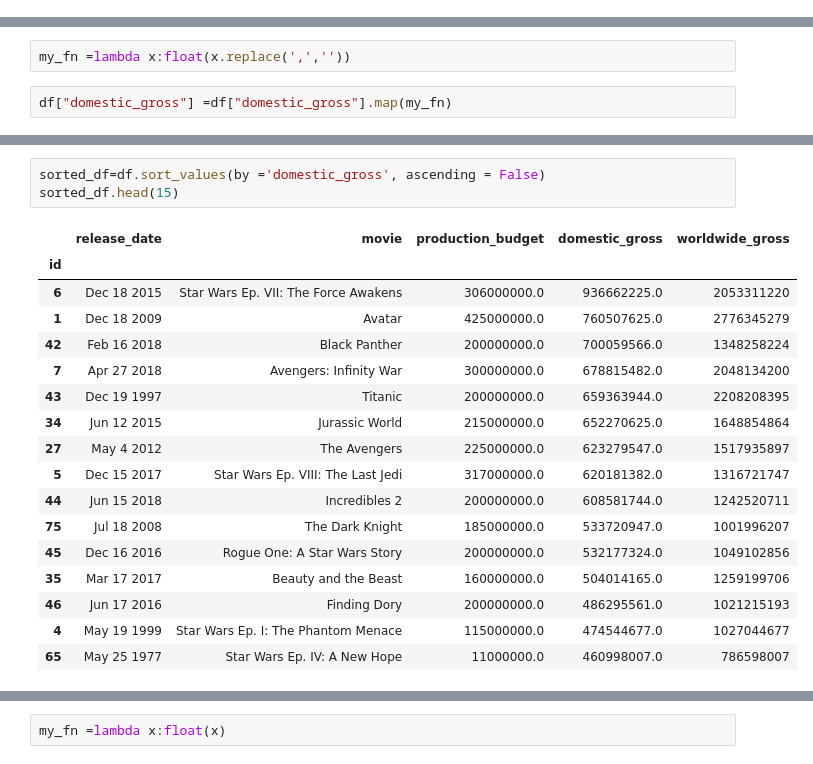
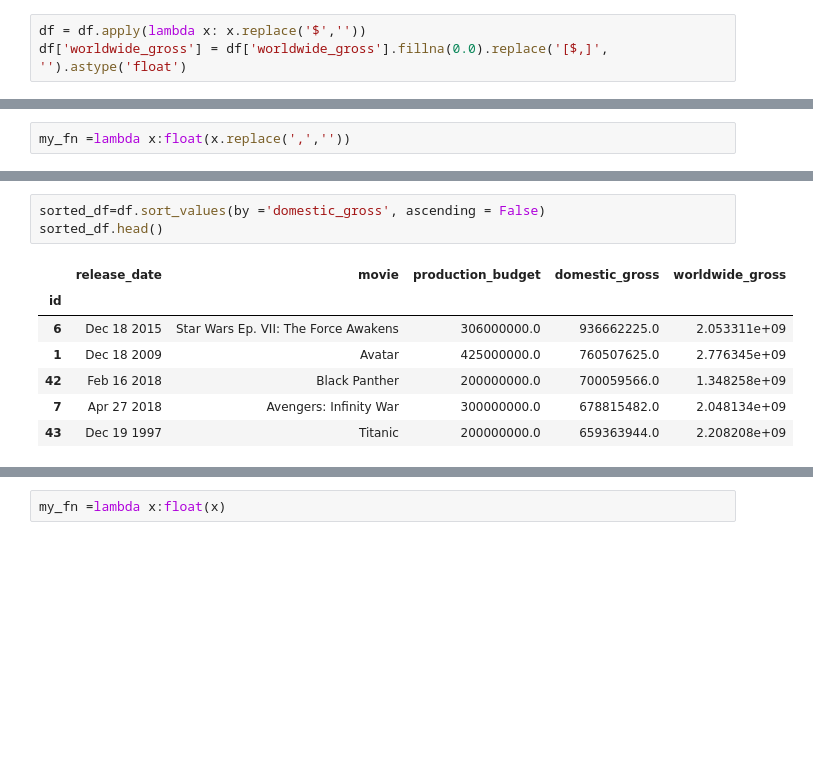
Before and after one commit to mehince/group-1-capstone, a Jupyter notebook: student.ipynb, the cells around one changed output, grey strips where cells are left out. Drawn from its saved outputs; the diff is of its cells as text; blank space fills up the shorter version.

```diff
--- a/student.ipynb
+++ b/student.ipynb
@@ -82,6 +84,9 @@ df['production_budget'] = df['production_budget'].str.replace('$', '')
 # %%
 df = df.apply(lambda x: x.replace('$',''))
 df['production_budget'] = df['production_budget'].fillna(0.0).replace('[$,]', '').astype('float')
+# %%
+df = df.apply(lambda x: x.replace('$',''))
+df['worldwide_gross'] = df['worldwide_gross'].fillna(0.0).replace('[$,]', '').astype('float')
 # %%
 df['worldwide_gross'] = df['worldwide_gross'].str.replace(',', '')
 df['worldwide_gross'] = df['worldwide_gross'].str.replace('$', '')
@@ -109,4 +108,2 @@ sorted_df.head(15)
 # %%
 my_fn =lambda x:float(x.replace(',',''))
-# %%
-df["domestic_gross"] =df["domestic_gross"].map(my_fn)
@@ -113,21 +112,11 @@ df["domestic_gross"] =df["domestic_gross"].map(my_fn)
 # %%
 sorted_df=df.sort_values(by ='domestic_gross', ascending = False)
-sorted_df.head(15)
+sorted_df.head()
 # %% [output]
 |  | release_date | movie | production_budget | domestic_gross | worldwide_gross |
 | id |  |  |  |  |  |
-| 6 | Dec 18 2015 | Star Wars Ep. VII: The Force Awakens | 306000000.0 | 936662225.0 | 2053311220 |
-| 1 | Dec 18 2009 | Avatar | 425000000.0 | 760507625.0 | 2776345279 |
-| 42 | Feb 16 2018 | Black Panther | 200000000.0 | 700059566.0 | 1348258224 |
-| 7 | Apr 27 2018 | Avengers: Infinity War | 300000000.0 | 678815482.0 | 2048134200 |
-| 43 | Dec 19 1997 | Titanic | 200000000.0 | 659363944.0 | 2208208395 |
-| 34 | Jun 12 2015 | Jurassic World | 215000000.0 | 652270625.0 | 1648854864 |
-| 27 | May 4 2012 | The Avengers | 225000000.0 | 623279547.0 | 1517935897 |
-| 5 | Dec 15 2017 | Star Wars Ep. VIII: The Last Jedi | 317000000.0 | 620181382.0 | 1316721747 |
-| 44 | Jun 15 2018 | Incredibles 2 | 200000000.0 | 608581744.0 | 1242520711 |
-| 75 | Jul 18 2008 | The Dark Knight | 185000000.0 | 533720947.0 | 1001996207 |
-| 45 | Dec 16 2016 | Rogue One: A Star Wars Story | 200000000.0 | 532177324.0 | 1049102856 |
-| 35 | Mar 17 2017 | Beauty and the Beast | 160000000.0 | 504014165.0 | 1259199706 |
-| 46 | Jun 17 2016 | Finding Dory | 200000000.0 | 486295561.0 | 1021215193 |
-| 4 | May 19 1999 | Star Wars Ep. I: The Phantom Menace | 115000000.0 | 474544677.0 | 1027044677 |
-| 65 | May 25 1977 | Star Wars Ep. IV: A New Hope | 11000000.0 | 460998007.0 | 786598007 |
+| 6 | Dec 18 2015 | Star Wars Ep. VII: The Force Awakens | 306000000.0 | 936662225.0 | 2.053311e+09 |
+| 1 | Dec 18 2009 | Avatar | 425000000.0 | 760507625.0 | 2.776345e+09 |
+| 42 | Feb 16 2018 | Black Panther | 200000000.0 | 700059566.0 | 1.348258e+09 |
+| 7 | Apr 27 2018 | Avengers: Infinity War | 300000000.0 | 678815482.0 | 2.048134e+09 |
+| 43 | Dec 19 1997 | Titanic | 200000000.0 | 659363944.0 | 2.208208e+09 |
```
Also changed, not shown: parts of 27 cells of this notebook.
